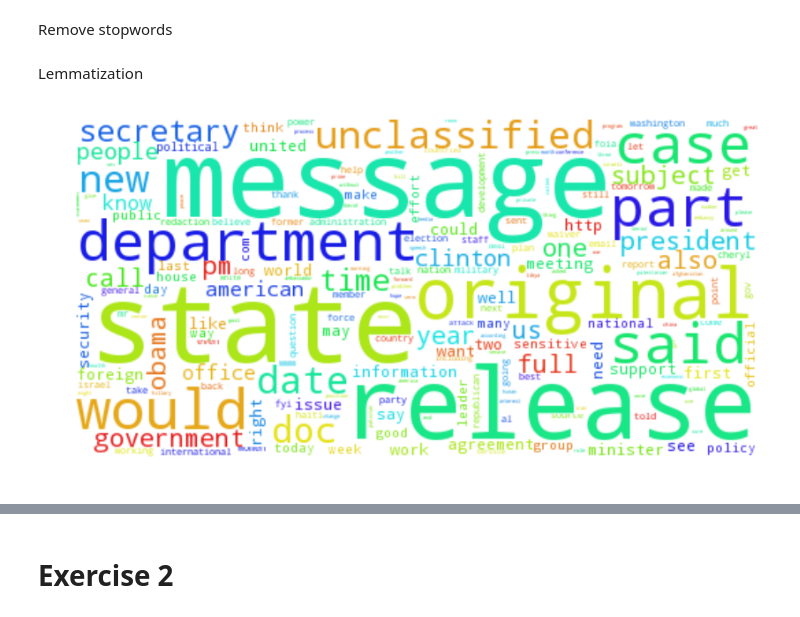
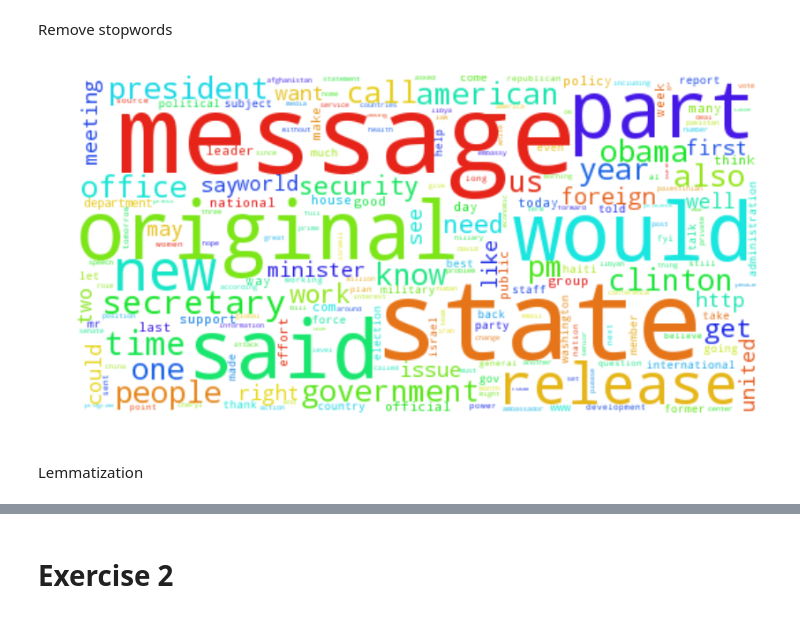
Before and after one commit to bojbilla/AdaHomeworks, a Jupyter notebook: 05 - Taming Text/HW5.ipynb, the cells around one changed output, grey strips where cells are left out. Saved outputs shown, nothing was run; the diff lists cells and outputs as text; code cells hidden in the pictures.

```diff
--- a/05 - Taming Text/HW5.ipynb
+++ b/05 - Taming Text/HW5.ipynb
@@ -107,5 +70,5 @@ def preprocess_raw_email(text):
 # %%
-text = '\n'.join(raw_text.map(preprocess_raw_email)).strip().lower()
+text = '\n'.join(raw_text.map(helper.preprocess_raw_email)).strip().lower()
 # %% [markdown]
 Tokenisation
 # %%
@@ -123,11 +86,10 @@ tokens = filter(None, tokens)
 # %% [markdown]
 Remove stopwords
 # %%
-my_stopwords = stopwords.words('english')
+my_stopwords = stopwords.words('english')+["cc, re, fw, fwd, com, pm"]
 filtered_tokens = [ t for t in tokens if t not in my_stopwords]
+helper.cloud(filtered_tokens)
+# %% [output]
+[figure, added]
 # %% [markdown]
 Lemmatization
-# %%
-cloud(filtered_tokens)
-# %% [output]
-[figure, removed]
```
Also changed, not shown: parts of 14 cells of this notebook, 1 other file.
